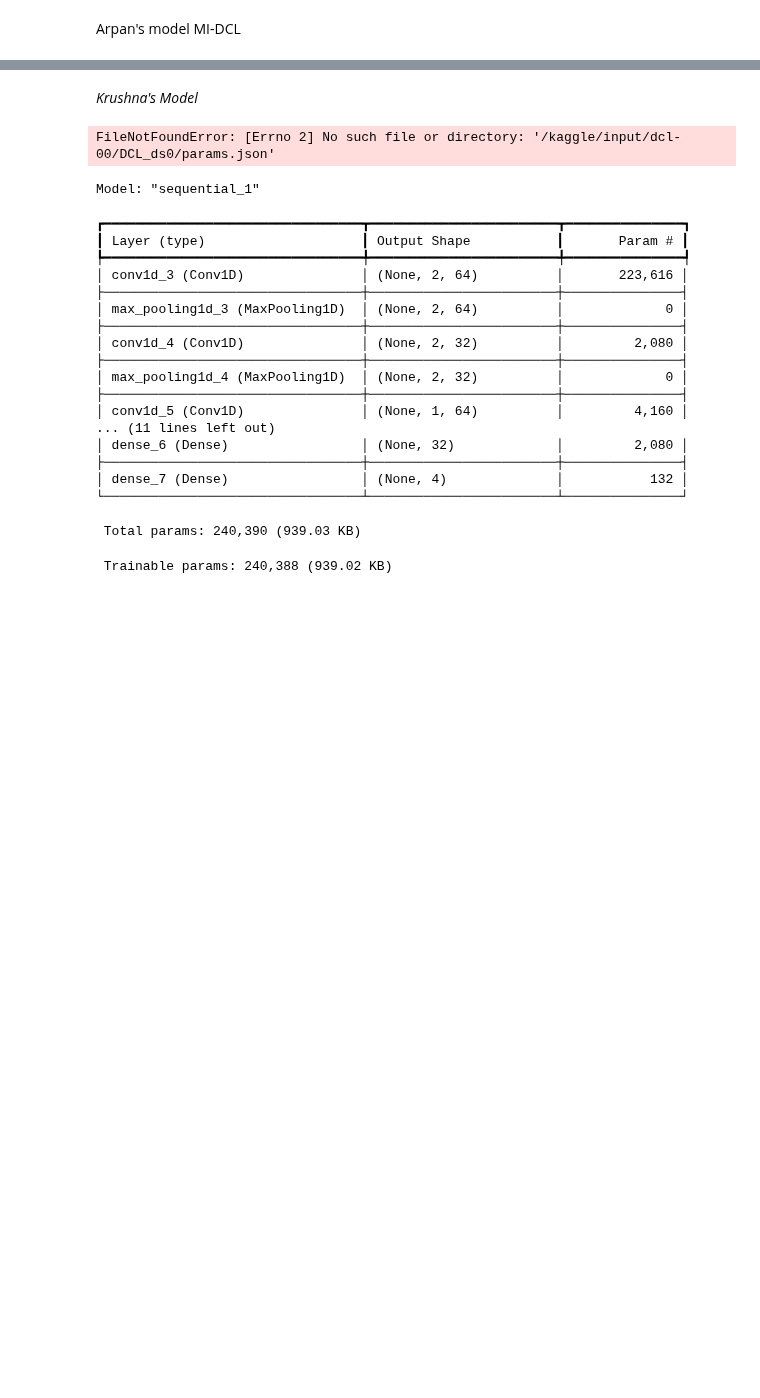
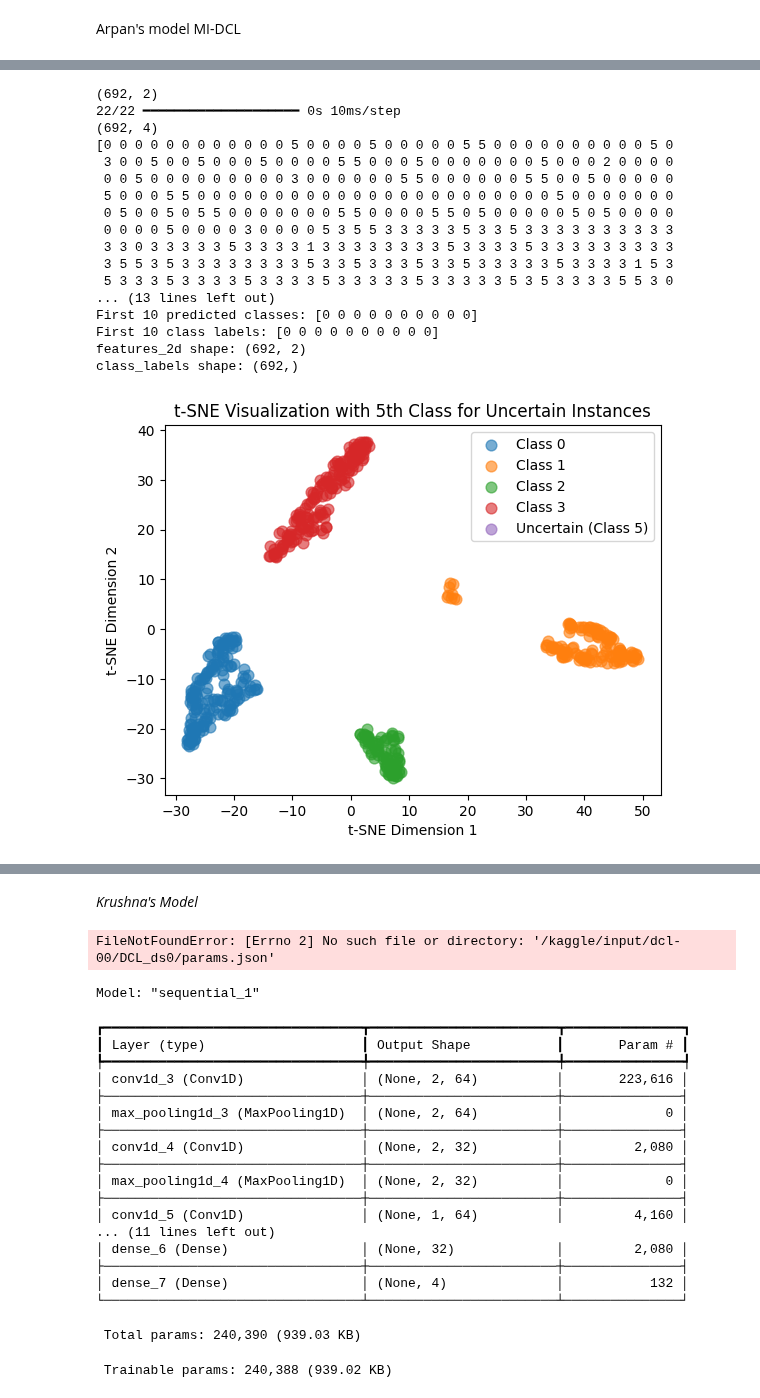
Before and after one commit to ArpanJohn/Transient_Classification, a Jupyter notebook: CNN-testing.ipynb, the cells around one changed output, grey strips where cells are left out. Drawn from its saved outputs; the diff is of its cells as text; code cells hidden in the pictures; blank space fills up the shorter version.

```diff
--- a/CNN-testing.ipynb
+++ b/CNN-testing.ipynb
@@ -885,0 +1052,77 @@ class 3 incor conf 0.05426236614584923
+# %%
+print(features_2d.shape)
+y_pred = model.predict(X_test)
+print(y_pred.shape)
+
+threshold = 0.95
+max_probs = np.max(y_pred, axis=1)
+predicted_classes = np.argmax(y_pred, axis=1)
+
+# Create a 5th class label for uncertain instances
+class_labels = np.where(max_probs < threshold, 5, predicted_classes)
+print(class_labels)
+num_class_5_points = np.sum(class_labels == 5)
+print(f"Number of points in the 5th class: {num_class_5_points}")
+print(f"First 10 max probabilities: {max_probs[:10]}")
+print(f"First 10 predicted classes: {predicted_classes[:10]}")
+print(f"First 10 class labels: {class_labels[:10]}")
+print(f"features_2d shape: {features_2d.shape}")
+print(f"class_labels shape: {class_labels.shape}")
+assert features_2d.shape[0] == class_labels.shape[0], "Mismatch between features and labels"
+
+# Plotting
+plt.figure()
+
+for class_id in range(5):  # Including the 5th class
+    class_mask = class_labels == class_id
+    plt.scatter(
+        features_2d[class_mask, 0],
+        features_2d[class_mask, 1],
+        label=f'Class {class_id}' if class_id < 4 else 'Uncertain (Class 5)',
+        alpha=0.6,
+        s=100 if class_id == 5 else 60
+    )
+
+plt.legend()
+plt.title("t-SNE Visualization with 5th Class for Uncertain Instances")
+plt.xlabel("t-SNE Dimension 1")
+plt.ylabel("t-SNE Dimension 2")
+plt.show()
+
+class_5_mask = (class_labels == 5)
+
+plt.figure(figsize=(8, 6))
+plt.scatter(
+    features_2d[class_5_mask, 0],
+    features_2d[class_5_mask, 1],
+    color='red',
+    s=120,
+    alpha=0.5,
+    label='Uncertain (Class 5)'
+)
+plt.legend()
+plt.title("t-SNE Visualization for 5th Class Only")
+plt.xlabel("t-SNE Dimension 1")
+plt.ylabel("t-SNE Dimension 2")
+plt.show()
+
+print(f"t-SNE coordinates for Class 5:\n{features_2d[class_5_mask]}")
+# %% [output]
+(692, 2)
+22/22 ━━━━━━━━━━━━━━━━━━━━ 0s 10ms/step
+(692, 4)
+[0 0 0 0 0 0 0 0 0 0 0 0 5 0 0 0 0 5 0 0 0 0 0 5 5 0 0 0 0 0 0 0 0 0 0 5 0
+ 3 0 0 5 0 0 5 0 0 0 5 0 0 0 0 5 5 0 0 0 5 0 0 0 0 0 0 0 5 0 0 0 2 0 0 0 0
+ 0 0 5 0 0 0 0 0 0 0 0 0 3 0 0 0 0 0 0 5 5 0 0 0 0 0 0 5 5 0 0 5 0 0 0 0 0
+ 5 0 0 0 5 5 0 0 0 0 0 0 0 0 0 0 0 0 0 0 0 0 0 0 0 0 0 0 0 5 0 0 0 0 0 0 0
+ 0 5 0 0 5 0 5 5 0 0 0 0 0 0 0 5 5 0 0 0 0 5 5 0 5 0 0 0 0 0 5 0 5 0 0 0 0
+ 0 0 0 0 5 0 0 0 0 3 0 0 0 0 5 3 5 5 3 3 3 3 3 5 3 3 5 3 3 3 3 3 3 3 3 3 3
+ 3 3 0 3 3 3 3 3 5 3 3 3 3 1 3 3 3 3 3 3 3 3 5 3 3 3 3 5 3 3 3 3 3 3 3 3 3
+ 3 5 5 3 5 3 3 3 3 3 3 3 3 5 3 3 5 3 3 3 5 3 3 5 3 3 3 3 3 5 3 3 3 3 1 5 3
+ 5 3 3 3 5 3 3 3 3 5 3 3 3 3 5 3 3 3 3 3 5 3 3 3 3 3 5 3 5 3 3 3 3 5 5 3 0
+... (13 lines left out)
+First 10 predicted classes: [0 0 0 0 0 0 0 0 0 0]
+First 10 class labels: [0 0 0 0 0 0 0 0 0 0]
+features_2d shape: (692, 2)
+class_labels shape: (692,)
+[figure, added]
```
Also changed, not shown: parts of 22 cells of this notebook, 6 other files.
